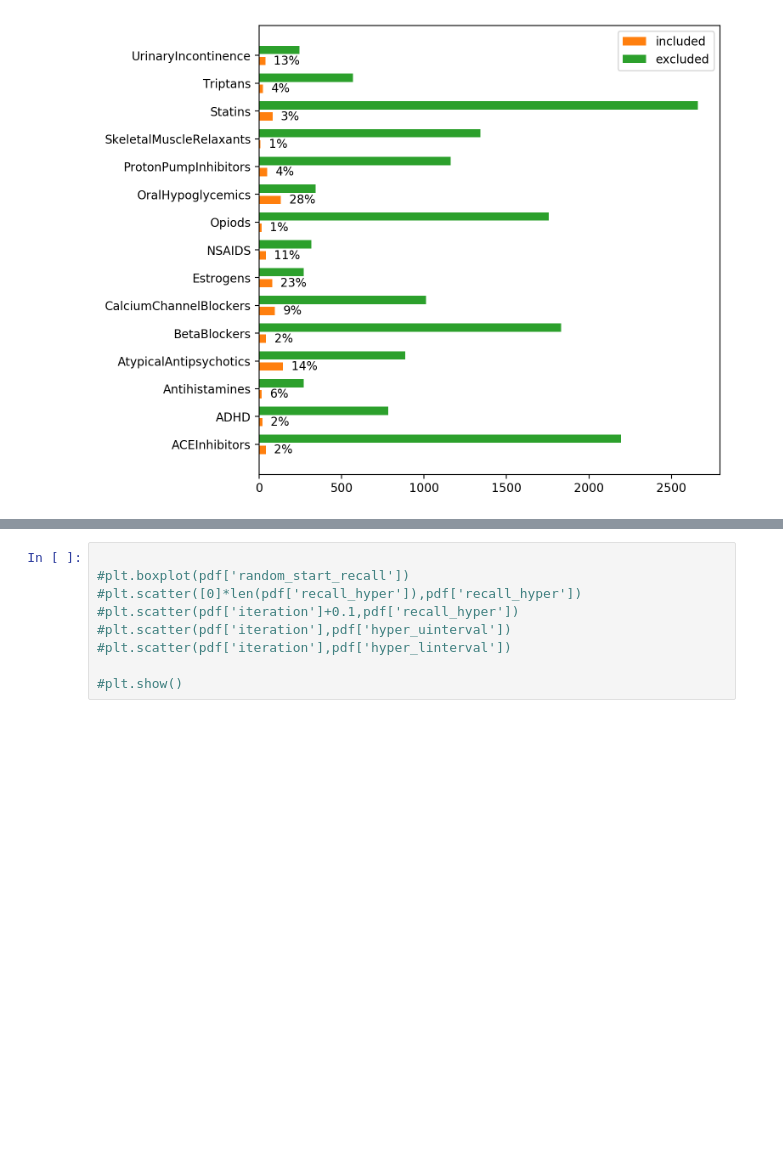
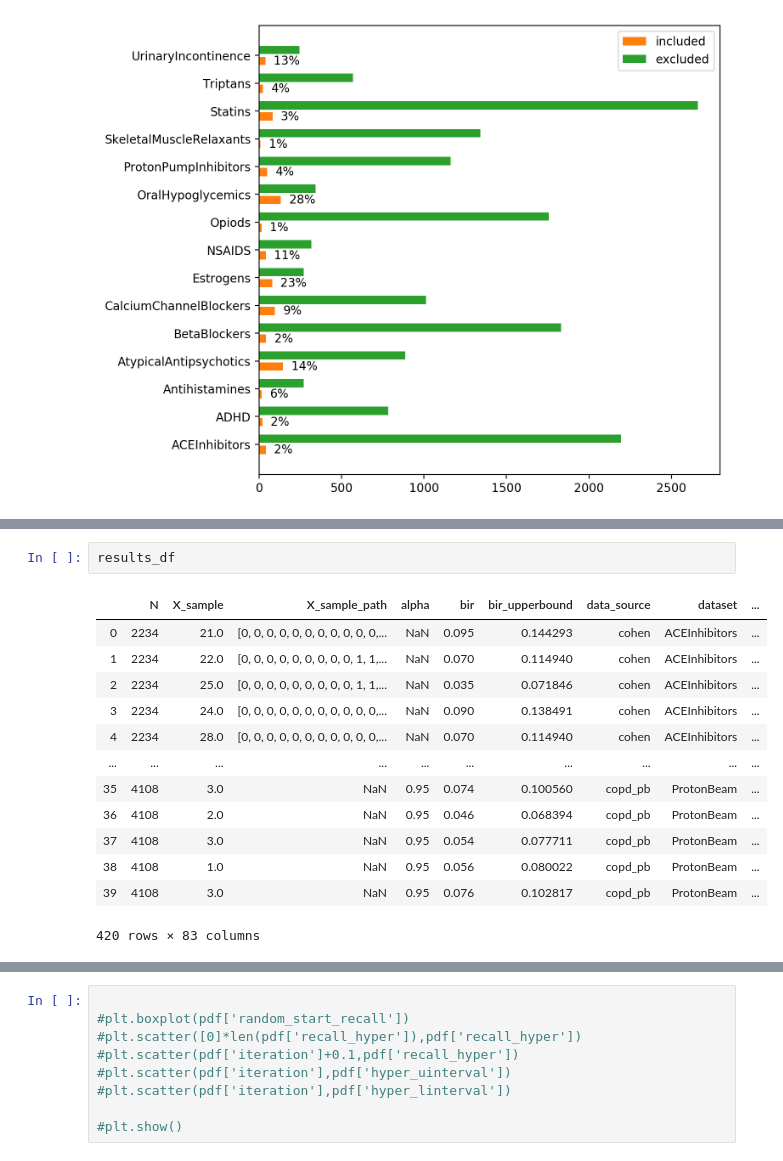
Before and after one commit to mcallaghan/rapid-screening, a Jupyter notebook: analysis/evaluation.ipynb, the cells around one changed output, grey strips where cells are left out. Cells and saved outputs as stored; diff of their text form; blank space fills up the shorter version.

Commit message:
small sample

```diff
--- a/analysis/evaluation.ipynb
+++ b/analysis/evaluation.ipynb
@@ -167,3 +173,19 @@ else:
+# %%
+results_df
+# %% [output]
+|  | N | X_sample | X_sample_path | alpha | bir | bir_upperbound | data_source | dataset | ... |
+| 0 | 2234 | 21.0 | [0, 0, 0, 0, 0, 0, 0, 0, 0, 0, 0,... | NaN | 0.095 | 0.144293 | cohen | ACEInhibitors | ... |
+| 1 | 2234 | 22.0 | [0, 0, 0, 0, 0, 0, 0, 0, 0, 1, 1,... | NaN | 0.070 | 0.114940 | cohen | ACEInhibitors | ... |
+| 2 | 2234 | 25.0 | [0, 0, 0, 0, 0, 0, 0, 0, 0, 1, 1,... | NaN | 0.035 | 0.071846 | cohen | ACEInhibitors | ... |
+| 3 | 2234 | 24.0 | [0, 0, 0, 0, 0, 0, 0, 0, 0, 0, 0,... | NaN | 0.090 | 0.138491 | cohen | ACEInhibitors | ... |
+| 4 | 2234 | 28.0 | [0, 0, 0, 0, 0, 0, 0, 0, 0, 0, 0,... | NaN | 0.070 | 0.114940 | cohen | ACEInhibitors | ... |
+| ... | ... | ... | ... | ... | ... | ... | ... | ... | ... |
+| 35 | 4108 | 3.0 | NaN | 0.95 | 0.074 | 0.100560 | copd_pb | ProtonBeam | ... |
+| 36 | 4108 | 2.0 | NaN | 0.95 | 0.046 | 0.068394 | copd_pb | ProtonBeam | ... |
+| 37 | 4108 | 3.0 | NaN | 0.95 | 0.054 | 0.077711 | copd_pb | ProtonBeam | ... |
+| 38 | 4108 | 1.0 | NaN | 0.95 | 0.056 | 0.080022 | copd_pb | ProtonBeam | ... |
+| 39 | 4108 | 3.0 | NaN | 0.95 | 0.076 | 0.102817 | copd_pb | ProtonBeam | ... |
+420 rows × 83 columns
 # %%
 fig, ax = plt.subplots(figsize=(7,7),dpi=140)
 for i, p in results_df[(results_df['dataset']=="ProtonBeam") & (results_df['s']==200)].iterrows():
```
Also changed, not shown: parts of 19 cells of this notebook, 4 other files.
